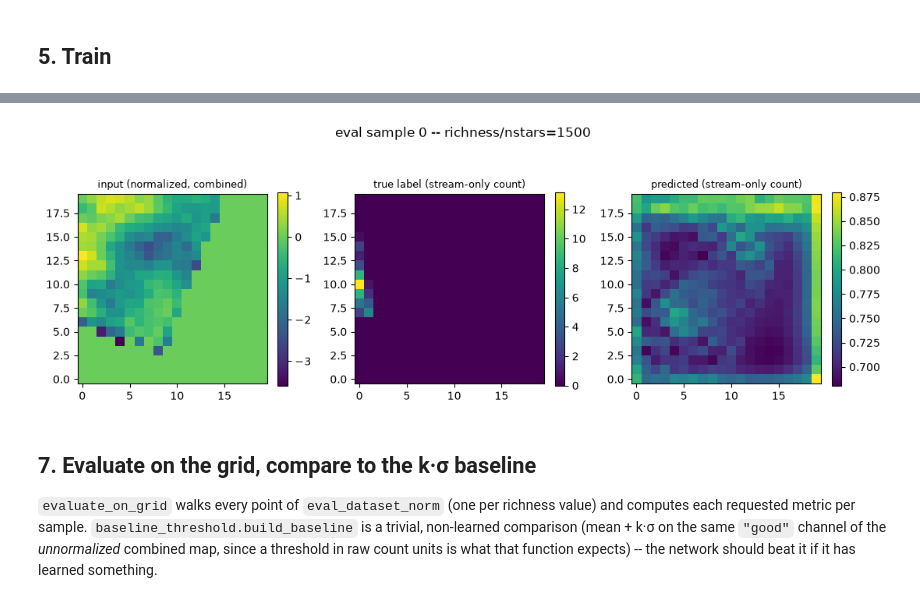
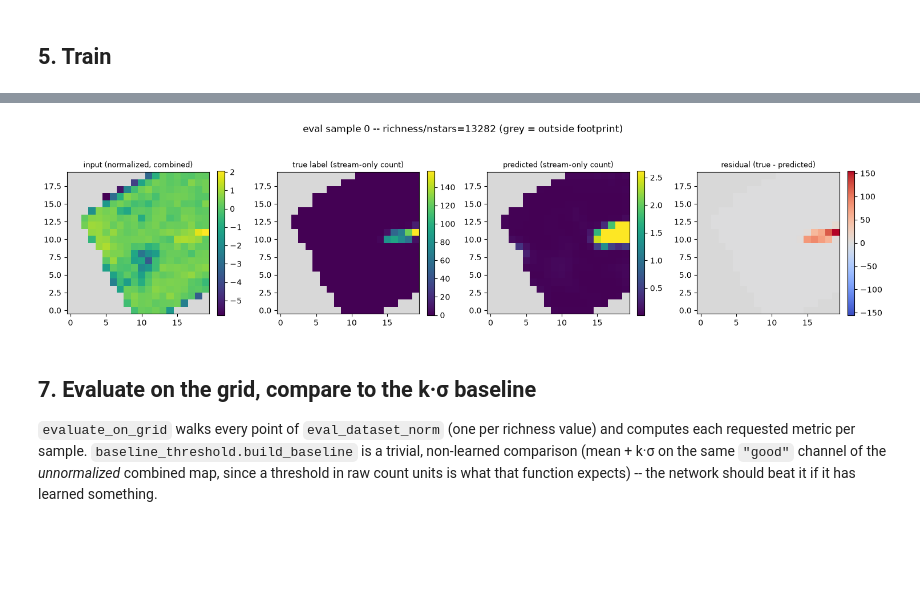
Before and after one commit to MatthieuPE/streamgoggles, a Jupyter notebook: notebooks/train_model.ipynb, the cells around one changed output, grey strips where cells are left out. Drawn from its saved outputs; the diff is of its cells as text; code cells hidden in the pictures; blank space fills up the shorter version.

Commit message:
example of model training

```diff
--- a/notebooks/train_model.ipynb
+++ b/notebooks/train_model.ipynb
@@ -184,7 +197,7 @@ injector = StreamInjector(
     survey=background_cfg["survey"],
     release=background_cfg["release"],
     bands=tuple(matched_filter_cfg["bands"]),
-    richness_kind="nstars",
+    richness_kind="surface_brightness",
     finalize_cfg=background_cfg["finalize"],
 )
 injector
@@ -220,7 +233,7 @@ stream_config = StreamConfig(
     params=params,
     background_fraction=train_cfg["background_fraction"],
     persist=False,
-    richness_kind="nstars",
+    richness_kind="surface_brightness",
 )
 
 sim_store = SimulationStore(tempfile.mkdtemp(prefix="streamgoggles_train_sims_"))
@@ -346,8 +459,8 @@ epochs_axis = np.arange(1, train_cfg["epochs"] + 1)
 ax.plot(epochs_axis, result["train_losses"], marker="o", label="train")
 ax.plot(epochs_axis, result["val_losses"], marker="s", label="val")
 ax.set_xlabel("epoch")
-ax.set_ylabel(f"{train_cfg['loss_name']} loss")
-ax.set_title("Training curve (smoke-scale run)")
+ax.set_ylabel(f"{train_cfg['loss_name']} loss (log1p(count) space)")
+ax.set_title("Training curve")
 ax.legend()
 plt.show()
 # %% [output]
@@ -360,31 +493,58 @@ the channel a real detection should show up most clearly in.
 # %%
 sample0 = eval_dataset_norm[0]
 channels_meta = sample0["metadata"]["channels"]
 good_idx = next(
     i
     for i, ch in enumerate(channels_meta)
     if ch["filter"] == "good" and ch["distance_modulus"] == stream_param_cfg["distance_modulus"]
 )
+valid_mask0 = sample0["valid_mask"]
 
 model.eval()
+model_for_eval = ExpM1Wrapper(model)
 with torch.no_grad():
     x = torch.from_numpy(sample0["map_stack"]).unsqueeze(0)
-    pred0 = model(x)[0].numpy()
+    pred0 = model_for_eval(x)[0].numpy()
+residual0 = sample0["label_stack"] - pred0
 
-fig, axes = plt.subplots(1, 3, figsize=(11, 4))
-for ax, img, title in zip(
+cmap = plt.get_cmap("viridis").copy()
+cmap.set_bad(color="0.85")
+resid_cmap = plt.get_cmap("coolwarm").copy()
+resid_cmap.set_bad(color="0.85")
+
+
+def _masked(img):
+    return np.where(valid_mask0, img, np.nan)
+
+
+resid_vmax = np.nanmax(np.abs(_masked(residual0[good_idx]))) or 1.0
+
+fig, axes = plt.subplots(1, 4, figsize=(15, 4))
+for ax, img, title, cm, kwargs in zip(
     axes,
-    [sample0["map_stack"][good_idx], sample0["label_stack"][good_idx], pred0[good_idx]],
-    ["input (normalized, combined)", "true label (stream-only count)", "predicted (stream-only count)"],
+    [
+        sample0["map_stack"][good_idx],
+        sample0["label_stack"][good_idx],
+        pred0[good_idx],
+        residual0[good_idx],
+    ],
+    [
+        "input (normalized, combined)",
+        "true label (stream-only count)",
+        "predicted (stream-only count)",
+        "residual (true - predicted)",
+    ],
+    [cmap, cmap, cmap, resid_cmap],
+    [{}, {}, {}, dict(vmin=-resid_vmax, vmax=resid_vmax)],
 ):
-    im = ax.imshow(img, origin="lower", cmap="viridis")
+    im = ax.imshow(_masked(img), origin="lower", cmap=cm, **kwargs)
     ax.set_title(title, fontsize=9)
     plt.colorbar(im, ax=ax, fraction=0.046)
-fig.suptitle(f"eval sample 0 -- richness/nstars={sample0['params']['nstars']}")
+fig.suptitle(f"eval sample 0 -- richness/nstars={sample0['params']['nstars']} (grey = outside footprint)")
 plt.tight_layout()
 plt.show()
 # %% [output]
-[figure, old version]
+[figure, new version]
 # %% [markdown]
 ## 7. Evaluate on the grid, compare to the k·σ baseline
 
```
Also changed, not shown: parts of 16 cells of this notebook, 11 other files.
